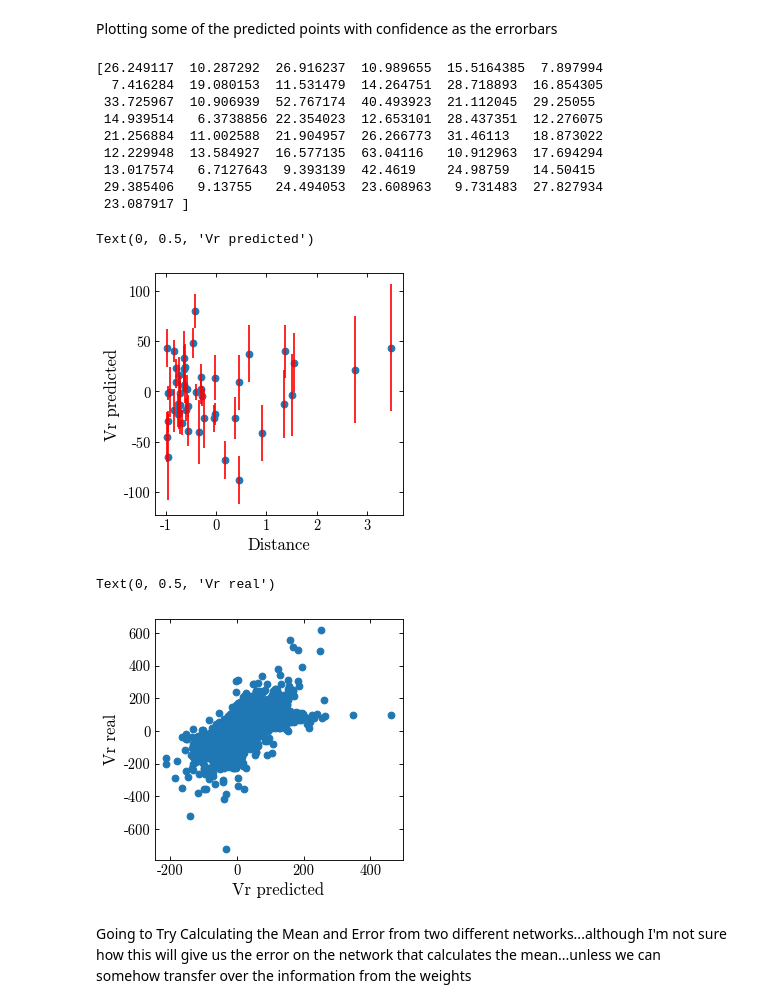
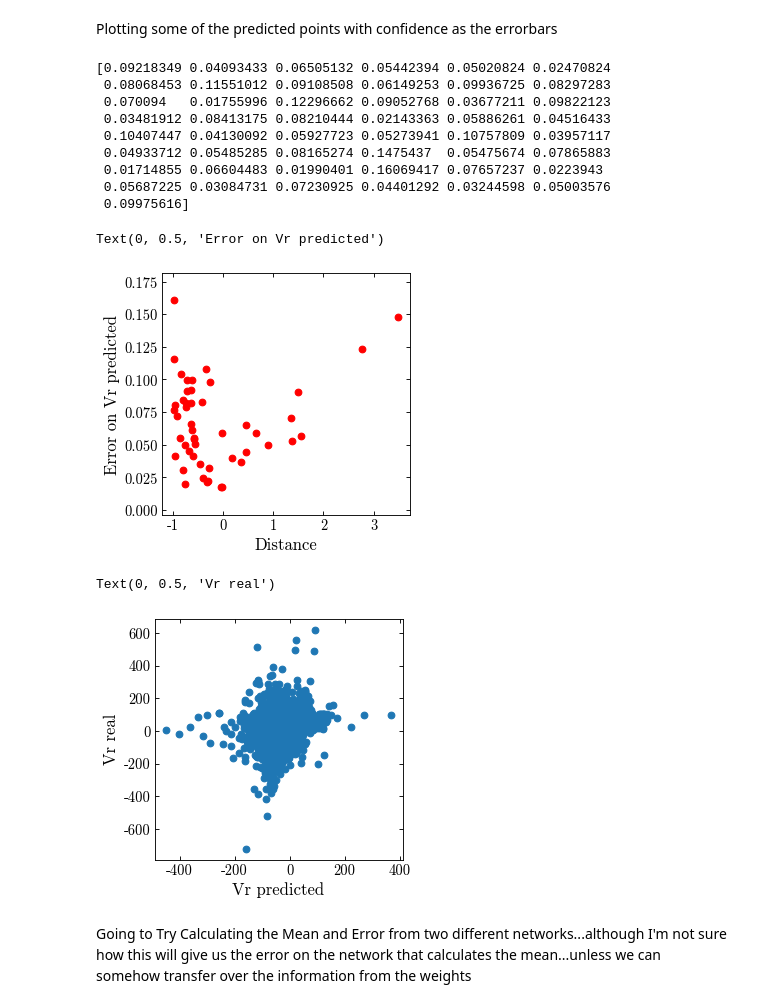
Before and after one commit to adropulic/datax_gaia, a Jupyter notebook: RVTrial1.ipynb, the cells around one changed output. Drawn from its saved outputs; the diff is of its cells as text; code cells hidden in the pictures.

```diff
--- a/RVTrial1.ipynb
+++ b/RVTrial1.ipynb
@@ -230,33 +250,34 @@ plt.show()
 # %% [markdown]
 Plotting some of the predicted points with confidence as the errorbars
 # %%
-#test_preds[:,1] = (test_preds[:,1] - np.min(test_preds[:,1]))/(np.max(test_preds[:,1])- np.min(test_preds[:,1]))
+test_preds[:,1] = (test_preds[:,1] - np.min(test_preds[:,1]))/(np.max(test_preds[:,1])- np.min(test_preds[:,1]))
 #trying to manually rescale confidence
 print(test_preds[1:50,1])
-plt.scatter(X_test[1:50,2], test_preds[1:50,0])
-plt.errorbar(X_test[1:50,2], test_preds[1:50,0], yerr = test_preds[1:50,1], color = 'red',ls='none')
+plt.scatter(X_test[1:50,2], test_preds[1:50,1], color = 'red')
+#plt.errorbar(X_test[1:50,2], test_preds[1:50,0], yerr = test_preds[1:50,1], color = 'red',ls='none')
 plt.xlabel('Distance')
-plt.ylabel('Vr predicted')
+plt.ylabel('Error on Vr predicted')
 #maybe good idea to bootstrap bc seems to have differing results for different times that I run it
+#ask what is this number??
 # %% [output]
-[26.249117  10.287292  26.916237  10.989655  15.5164385  7.897994
-  7.416284  19.080153  11.531479  14.264751  28.718893  16.854305
- 33.725967  10.906939  52.767174  40.493923  21.112045  29.25055
- 14.939514   6.3738856 22.354023  12.653101  28.437351  12.276075
- 21.256884  11.002588  21.904957  26.266773  31.46113   18.873022
- 12.229948  13.584927  16.577135  63.04116   10.912963  17.694294
- 13.017574   6.7127643  9.393139  42.4619    24.98759   14.50415
- 29.385406   9.13755   24.494053  23.608963   9.731483  27.827934
- 23.087917 ]
+[0.09218349 0.04093433 0.06505132 0.05442394 0.05020824 0.02470824
+ 0.08068453 0.11551012 0.09108508 0.06149253 0.09936725 0.08297283
+ 0.070094   0.01755996 0.12296662 0.09052768 0.03677211 0.09822123
+ 0.03481912 0.08413175 0.08210444 0.02143363 0.05886261 0.04516433
+ 0.10407447 0.04130092 0.05927723 0.05273941 0.10757809 0.03957117
+ 0.04933712 0.05485285 0.08165274 0.1475437  0.05475674 0.07865883
+ 0.01714855 0.06604483 0.01990401 0.16069417 0.07657237 0.0223943
+ 0.05687225 0.03084731 0.07230925 0.04401292 0.03244598 0.05003576
+ 0.09975616]
-Text(0, 0.5, 'Vr predicted')
+Text(0, 0.5, 'Error on Vr predicted')
-[figure, old version]
+[figure, new version]
 # %%
 plt.scatter(test_preds[:,0],y_test)
 plt.xlabel('Vr predicted')
 plt.ylabel('Vr real')
 # %% [output]
 Text(0, 0.5, 'Vr real')
-[figure, old version]
+[figure, new version]
 # %%
 def ConstantLikelihoodFunction(y_true, y_pred):
     # shape of y_pred should be (nsamples, 2)
```
Also changed, not shown: parts of 11 cells of this notebook.
